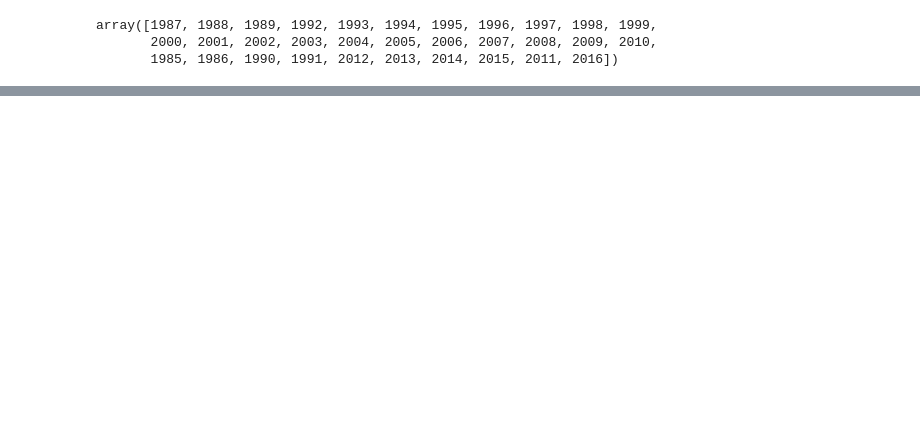
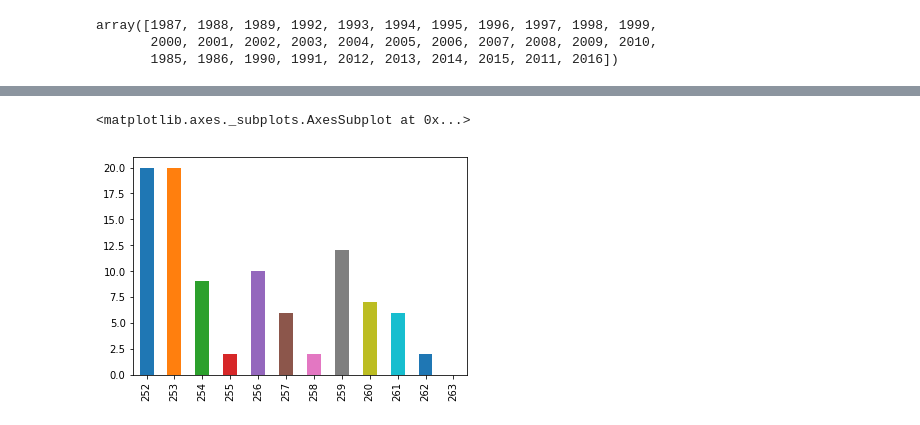
Before and after one commit to Sukhrobjon/DS-1.1, a Jupyter notebook: final_project/suicide_rate_1983_2016.ipynb, the cells around one changed output, grey strips where cells are left out. Cells and saved outputs as stored; diff of their text form; code cells hidden in the pictures; blank space fills up the shorter version.

```diff
--- a/final_project/suicide_rate_1983_2016.ipynb
+++ b/final_project/suicide_rate_1983_2016.ipynb
@@ -94,0 +117,5 @@ array([1987, 1988, 1989, 1992, 1993, 1994, 1995, 1996, 1997, 1998, 1999,
+# %%
+df[(df["country"]== "Albania") & (df["year"]==2010)]["suicides"].plot(kind="bar")
+# %% [output]
+<matplotlib.axes._subplots.AxesSubplot at 0x...>
+[figure, added]
```
Also changed, not shown: parts of 8 cells of this notebook, 1 other file.
